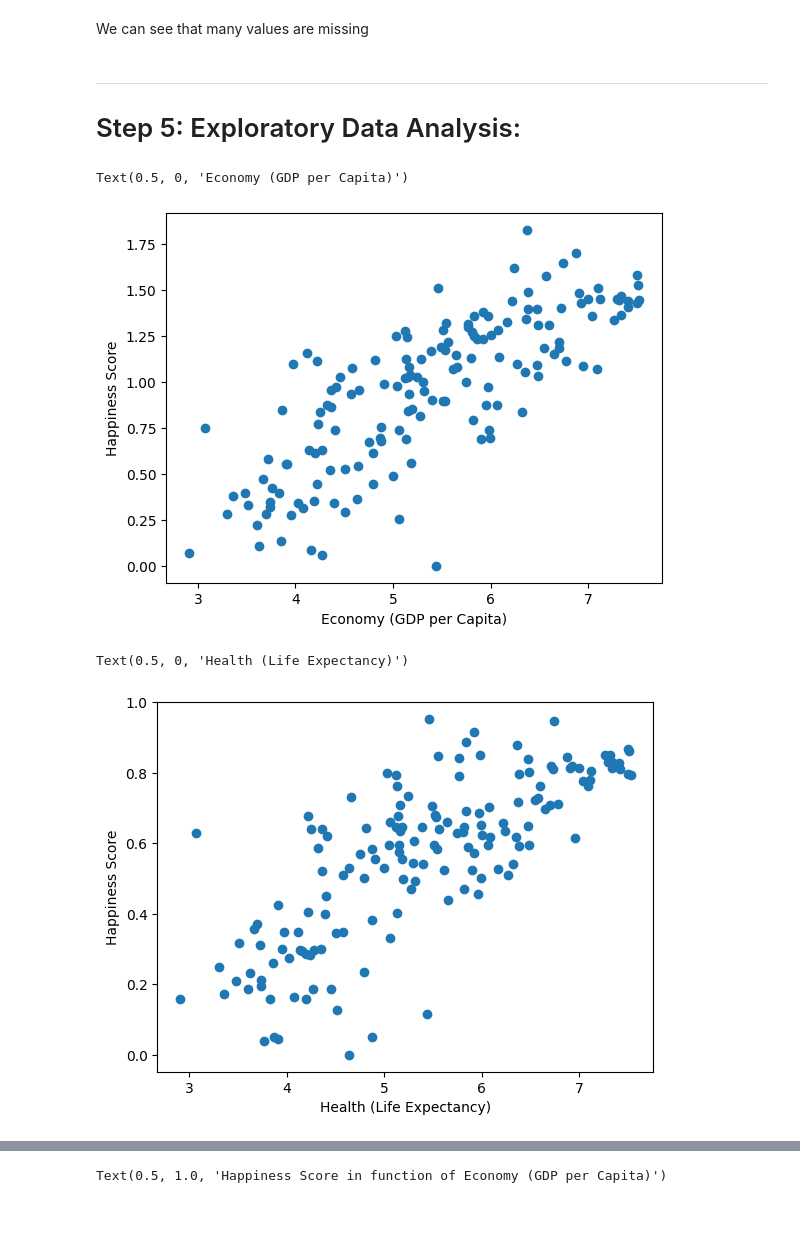
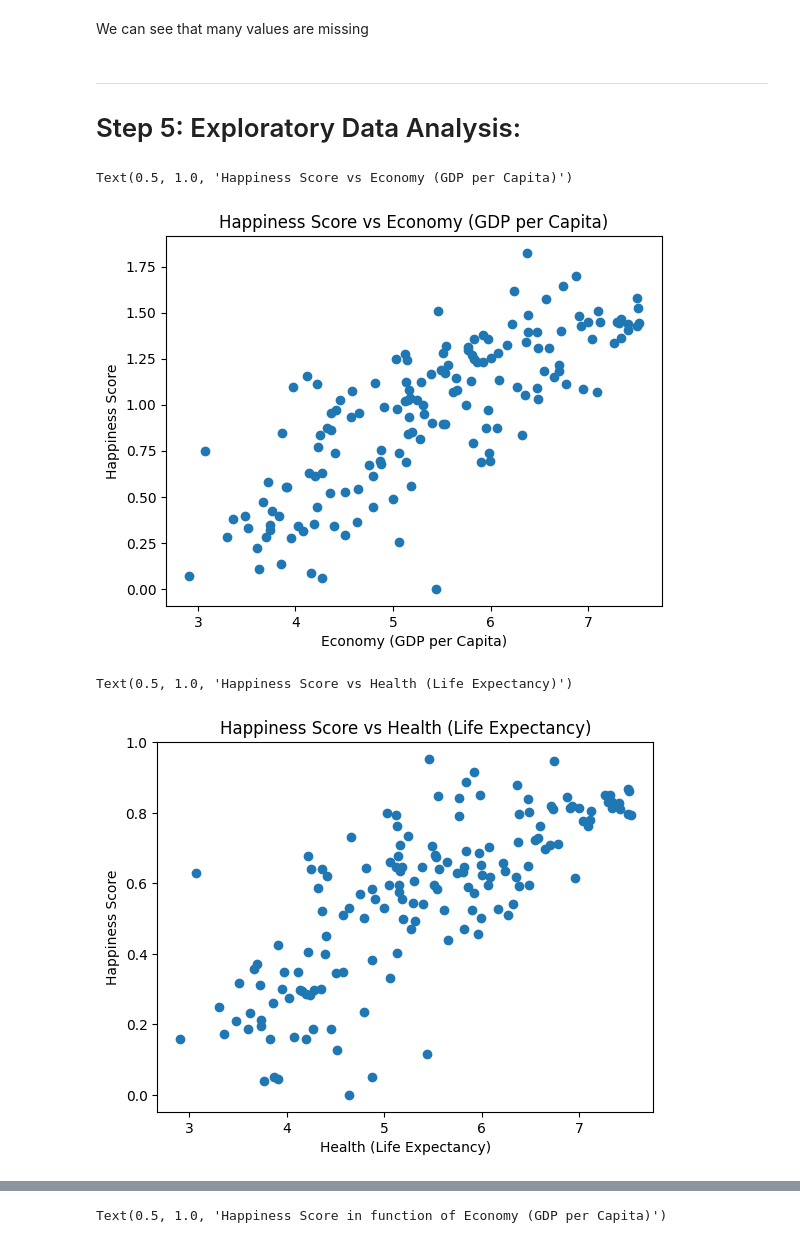
Before and after one commit to Hormone4/World-Happiness-Machine-Learning, a Jupyter notebook: main.ipynb, the cells around one changed output, grey strips where cells are left out. Drawn from its saved outputs; the diff is of its cells as text; code cells hidden in the pictures; blank space fills up the shorter version.

```diff
--- a/main.ipynb
+++ b/main.ipynb
@@ -98,23 +104,25 @@ missing values for each column:
 # %% [markdown]
 We can see that many values are missing
 # %% [markdown]
-</b><hr>
+<hr>
 
 <h1>Step 5: Exploratory Data Analysis:</h1>
 # %%
 plt.pyplot.scatter(D["Happiness Score"], D["Economy (GDP per Capita)"])
 plt.pyplot.ylabel("Happiness Score")
 plt.pyplot.xlabel("Economy (GDP per Capita)")
+plt.pyplot.title("Happiness Score vs Economy (GDP per Capita)")
 # %% [output]
-Text(0.5, 0, 'Economy (GDP per Capita)')
+Text(0.5, 1.0, 'Happiness Score vs Economy (GDP per Capita)')
-[figure, old version]
+[figure, new version]
 # %%
 plt.pyplot.scatter(D["Happiness Score"], D["Health (Life Expectancy)"])
 plt.pyplot.ylabel("Happiness Score")
 plt.pyplot.xlabel("Health (Life Expectancy)")
+plt.pyplot.title("Happiness Score vs Health (Life Expectancy)")
 # %% [output]
-Text(0.5, 0, 'Health (Life Expectancy)')
+Text(0.5, 1.0, 'Happiness Score vs Health (Life Expectancy)')
-[figure, old version]
+[figure, new version]
 # %%
 plt.pyplot.scatter(D["Economy (GDP per Capita)"], D["Health (Life Expectancy)"])
 plt.pyplot.ylabel("Economy (GDP per Capita)")
```
Also changed, not shown: parts of 19 cells of this notebook.
